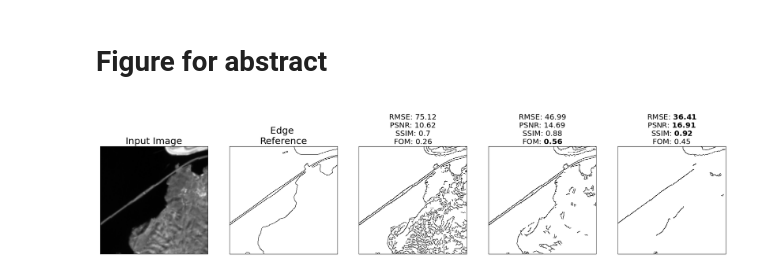
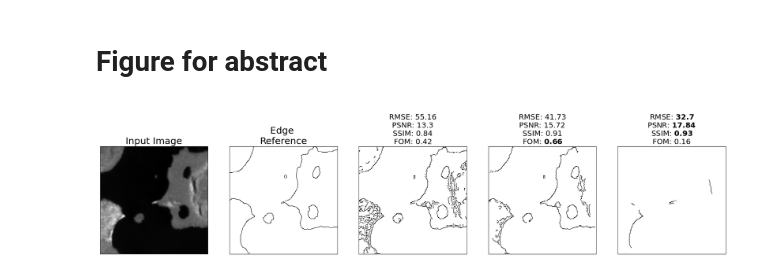
Before and after one commit to conorosully/edge-detection-metrics, a Jupyter notebook: src/comparison-metrics.ipynb, the cells around one changed output. Saved outputs shown, nothing was run; the diff lists cells and outputs as text; code cells hidden in the pictures.

```diff
--- a/src/comparison-metrics.ipynb
+++ b/src/comparison-metrics.ipynb
@@ -255,2 +166,21 @@ def canny_ed(img_input, threshold1=100, threshold2=200):
-# %%
-df_metrics = pd.read_csv("/Users/conorosullivan/Google Drive/My Drive/UCD/research/SWED/Metrics_canny.csv")
+# %%
+# counts of best thresholds
+best_threshold_count = pd.DataFrame(thresholds,columns=['threshold1','threshold2'])
+
+for metric in ['rmse','psnr','ssim','fom']:
+
+    df = df_metrics[['ID','thresholds',metric]]
+
+    if metric == 'rmse':
+        best_thresholds = df.loc[df.groupby('ID')[metric].idxmin()]
+    else:
+        best_thresholds = df.loc[df.groupby('ID')[metric].idxmax()]
+
+    count = []
+    for threshold in thresholds:
+        df = best_thresholds[best_thresholds['thresholds']==str(threshold)]
+        count.append(len(df))
+
+    best_threshold_count[metric] = count
+
+best_threshold_count
@@ -256,0 +195,11 @@ df_metrics = pd.read_csv("/Users/conorosullivan/Google Drive/My Drive/UCD/resear
+# %%
+fig, axs = plt.subplots(12, 8, figsize=(30, 20))
+fig.set_facecolor('white')
+#rint = np.random.randint(0, len(input))
+rint = 67
+
+ref_img = edge_reference[rint]
+
+for i, channel in enumerate(utils.channels):
+    axs[i, 0].imshow(input[rint][:, :, i], cmap='gray')
+    axs[i, 0].set_title('Input - {}'.format(i + 1))
@@ -353,15 +348,15 @@ plt.legend(title="Thresholds")
 # %%
 fig, axs = plt.subplots(1, 5, figsize=(30, 20))
 fig.set_facecolor('white')
-rint = np.random.randint(0, len(input))
-#rint = 67
+#rint = np.random.randint(0, len(input))
+rint = 67
 
 thresholds = [[50,100],[100,200],[200,400]]
 
 band = 10
 
 img_input = input[rint].copy()
-img_input = preprocess(img_input,[False,False,False])
+#img_input = preprocess(img_input,[False,False,False])
 
 axs[0].imshow(img_input[:,:,band],cmap="gray")
 axs[0].set_title("Input Image",size=25)
@@ -372,34 +367,31 @@ axs[1].set_title("Edge \nReference",size=25)
 
 for ax in axs:
     ax.set_xticks([])
     ax.set_yticks([])
 
 for i,threshold in enumerate(thresholds):
 
     t1 = threshold[0]
     t2 = threshold[1]
     canny = utils.canny_ed(img_input,threshold1=t1,threshold2=t2)
     img = canny[:,:,band]
 
     axs[i+2].imshow(255-img,cmap="gray")
     rmse_ = round(rmse(ref_img,img),2)
     psnr_ = round(psnr(ref_img,img),2)
     ssim_ = round(ssim(ref_img,img,multichannel=True),2)
     fom_ = round(utils.fom(ref_img,img),2)
 
     if i == 0:
         axs[i+2].set_title("\nRMSE: {}\nPSNR: {}\nSSIM: {}\nFOM: {}".format(rmse_,psnr_,ssim_,fom_),size=20)
     elif i == 1:
         axs[i+2].set_title("\nRMSE: {}\nPSNR: {}\nSSIM: {}\nFOM: ".format(rmse_,psnr_,ssim_)+ r"$\bf{" + str(fom_) + "}$",size=20)
     else:
         axs[i+2].set_title("\nRMSE: " + r"$\bf{" + str(rmse_) + "}$" +
         "\nPSNR: " + r"$\bf{" + str(psnr_) + "}$" +
         "\nSSIM: " + r"$\bf{" + str(ssim_) + "}$" +
         "\nFOM: " +str(fom_),size=20)
 
-
-
-
     #plt.savefig(fig_path.format("abstract.png"),bbox_inches="tight")
 # %% [output]
-[figure, old version]
+[figure, new version]
```
Also changed, not shown: parts of 13 cells of this notebook, 1 other file.
